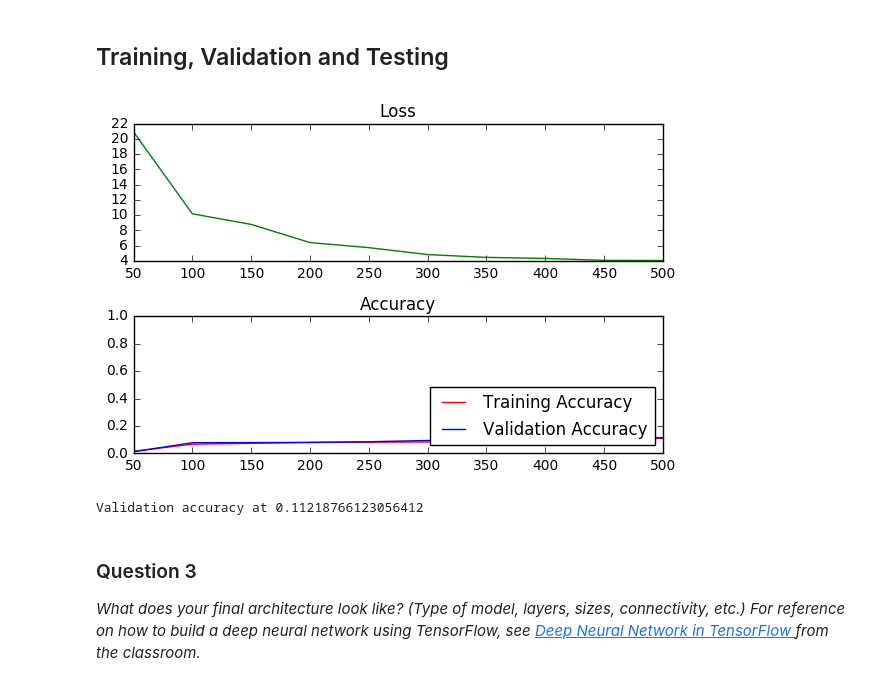
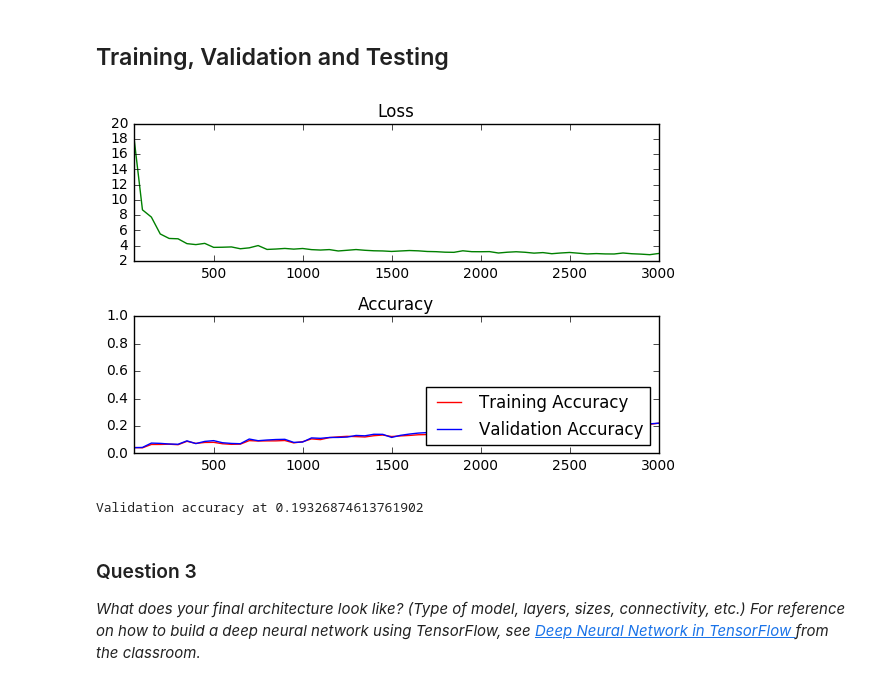
Before and after one commit to ckirksey3/traffic-signs, a Jupyter notebook: Traffic_Signs_Recognition.ipynb, the cells around one changed output. Saved outputs shown, nothing was run; the diff lists cells and outputs as text; code cells hidden in the pictures.

Commit message:
improve accuracy to 20%

```diff
--- a/Traffic_Signs_Recognition.ipynb
+++ b/Traffic_Signs_Recognition.ipynb
@@ -162,7 +162,8 @@ def normalize(img):
     return cv2.normalize(img, img, alpha=0, beta=1, norm_type=cv2.NORM_MINMAX, dtype=cv2.CV_32F)
 
 def process_image(img):
-    return grayscale(img)
+    img = grayscale(img)
+    return normalize(img)
 # %%
 train_features = []
 for i in range(len(X_train)):
@@ -384,8 +384,8 @@ valid_feed_dict = {features: valid_features, labels: valid_labels}
 test_feed_dict = {features: test_features, labels: test_labels}
 
 # ToDo: Find the best parameters for each configuration
-epochs = 5
-batch_size = 640
+epochs = 10
+batch_size = 128
 
 # The accuracy measured against the validation set
 validation_accuracy = 0.0
@@ -423,35 +423,35 @@ with tf.Session() as session:
                 # Calculate Training and Validation accuracy
                 training_accuracy = session.run(accuracy_op, feed_dict=train_feed_dict)
                 validation_accuracy = session.run(accuracy_op, feed_dict=valid_feed_dict)
 
                 # Log batches
                 previous_batch = batches[-1] if batches else 0
                 batches.append(log_batch_step + previous_batch)
                 loss_batch.append(l)
                 train_acc_batch.append(training_accuracy)
                 valid_acc_batch.append(validation_accuracy)
 
         # Check accuracy against Validation data
         validation_accuracy = session.run(accuracy_op, feed_dict=valid_feed_dict)
 
 loss_plot = plt.subplot(211)
 loss_plot.set_title('Loss')
 loss_plot.plot(batches, loss_batch, 'g')
 loss_plot.set_xlim([batches[0], batches[-1]])
 acc_plot = plt.subplot(212)
 acc_plot.set_title('Accuracy')
 acc_plot.plot(batches, train_acc_batch, 'r', label='Training Accuracy')
 acc_plot.plot(batches, valid_acc_batch, 'b', label='Validation Accuracy')
 acc_plot.set_ylim([0, 1.0])
 acc_plot.set_xlim([batches[0], batches[-1]])
 acc_plot.legend(loc=4)
 plt.tight_layout()
 plt.show()
 
 print('Validation accuracy at {}'.format(validation_accuracy))
 # %% [output]
-[figure, old version]
+[figure, new version]
-Validation accuracy at 0.11218766123056412
+Validation accuracy at 0.19326874613761902
 # %% [markdown]
 ### Question 3
 
```
Also changed, not shown: parts of 6 cells of this notebook.
